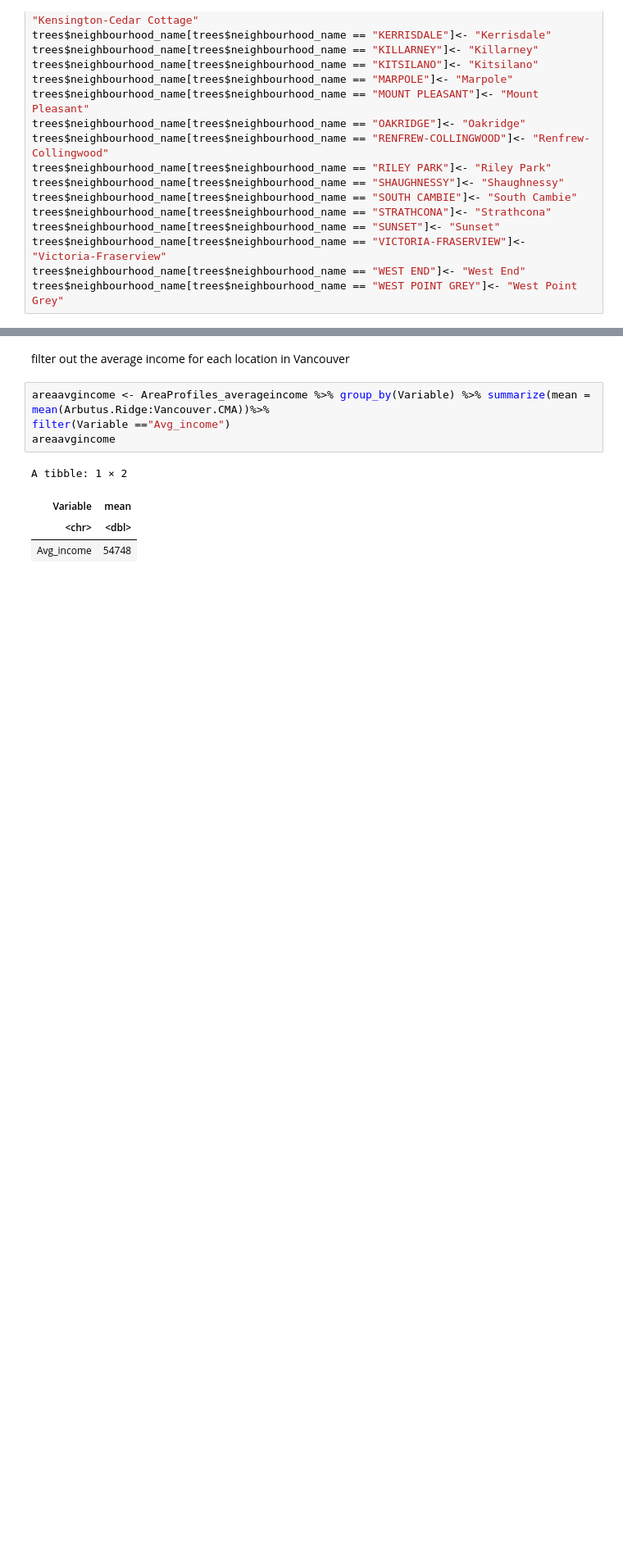
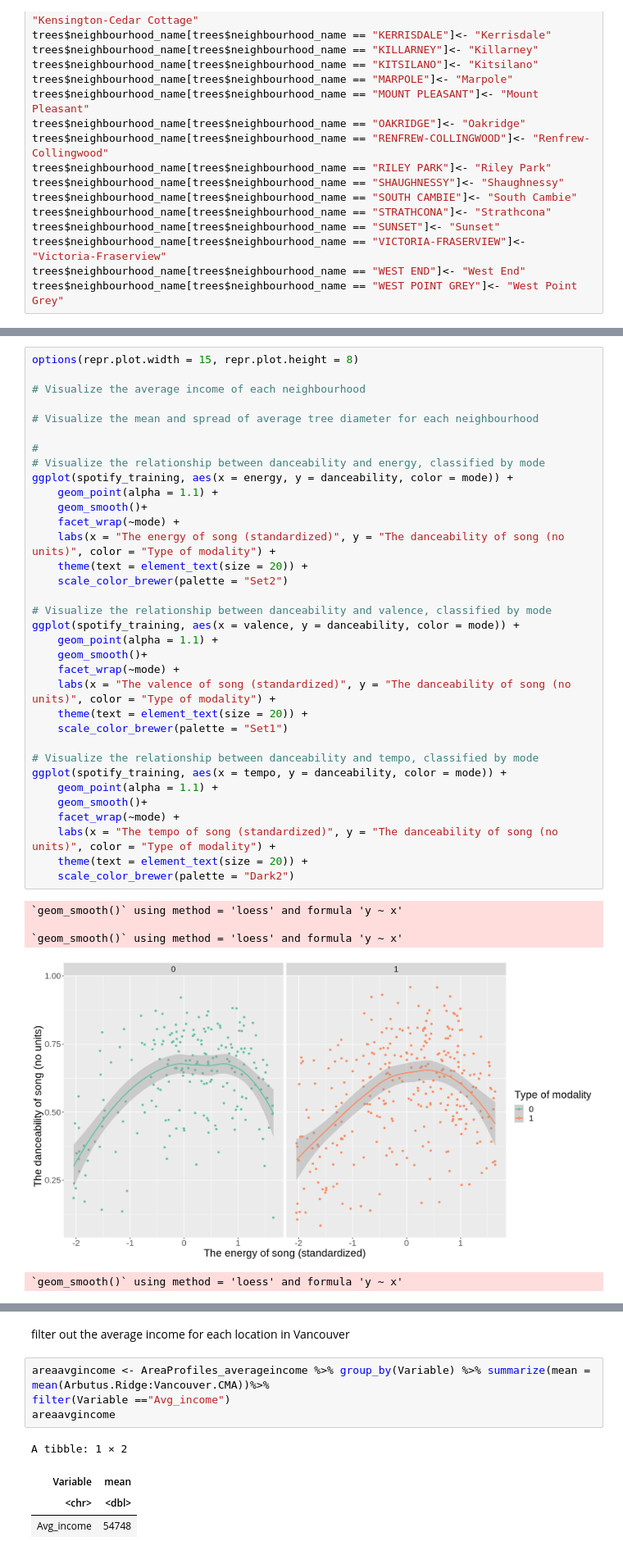
Before and after one commit to eshuaiii/stat-201-2023w1-group-50, a Jupyter notebook: 50_project_proposal.ipynb, the cells around one changed output, grey strips where cells are left out. Shown at 82% size. Cells and saved outputs as stored; diff of their text form; blank space fills up the shorter version.

Commit message:
finished summaries, moving onto visualizations

```diff
--- a/50_project_proposal.ipynb
+++ b/50_project_proposal.ipynb
@@ -217,0 +270,40 @@ trees$neighbourhood_name[trees$neighbourhood_name == "WEST POINT GREY"]<- "West
+# %%
+options(repr.plot.width = 15, repr.plot.height = 8)
+
+# Visualize the average income of each neighbourhood
+
+# Visualize the mean and spread of average tree diameter for each neighbourhood
+
+#
+# Visualize the relationship between danceability and energy, classified by mode
+ggplot(spotify_training, aes(x = energy, y = danceability, color = mode)) +
+    geom_point(alpha = 1.1) +
+    geom_smooth()+
+    facet_wrap(~mode) +
+    labs(x = "The energy of song (standardized)", y = "The danceability of song (no units)", color = "Type of modality") +
+    theme(text = element_text(size = 20)) +
+    scale_color_brewer(palette = "Set2")
+
+# Visualize the relationship between danceability and valence, classified by mode
+ggplot(spotify_training, aes(x = valence, y = danceability, color = mode)) +
+    geom_point(alpha = 1.1) +
+    geom_smooth()+
+    facet_wrap(~mode) +
+    labs(x = "The valence of song (standardized)", y = "The danceability of song (no units)", color = "Type of modality") +
+    theme(text = element_text(size = 20)) +
+    scale_color_brewer(palette = "Set1")
+
+# Visualize the relationship between danceability and tempo, classified by mode
+ggplot(spotify_training, aes(x = tempo, y = danceability, color = mode)) +
+    geom_point(alpha = 1.1) +
+    geom_smooth()+
+    facet_wrap(~mode) +
+    labs(x = "The tempo of song (standardized)", y = "The danceability of song (no units)", color = "Type of modality") +
+    theme(text = element_text(size = 20)) +
+    scale_color_brewer(palette = "Dark2")
+# %% [output]
+`geom_smooth()` using method = 'loess' and formula 'y ~ x'
+
+`geom_smooth()` using method = 'loess' and formula 'y ~ x'
+[figure, added]
+`geom_smooth()` using method = 'loess' and formula 'y ~ x'
```
Also changed, not shown: parts of 13 cells of this notebook.
